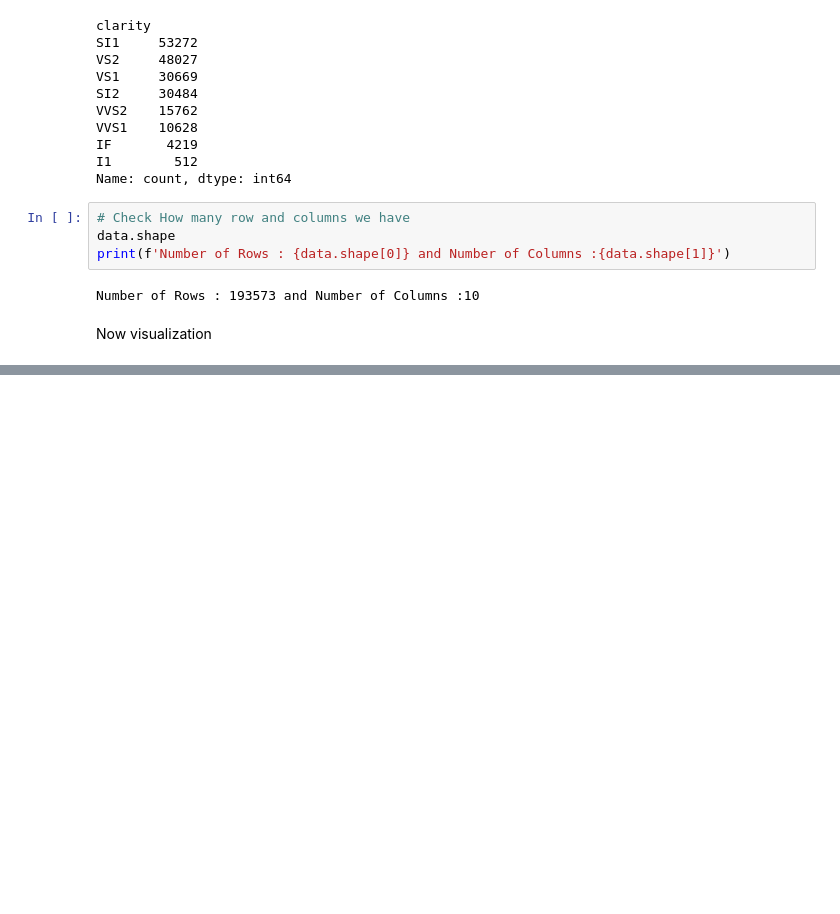
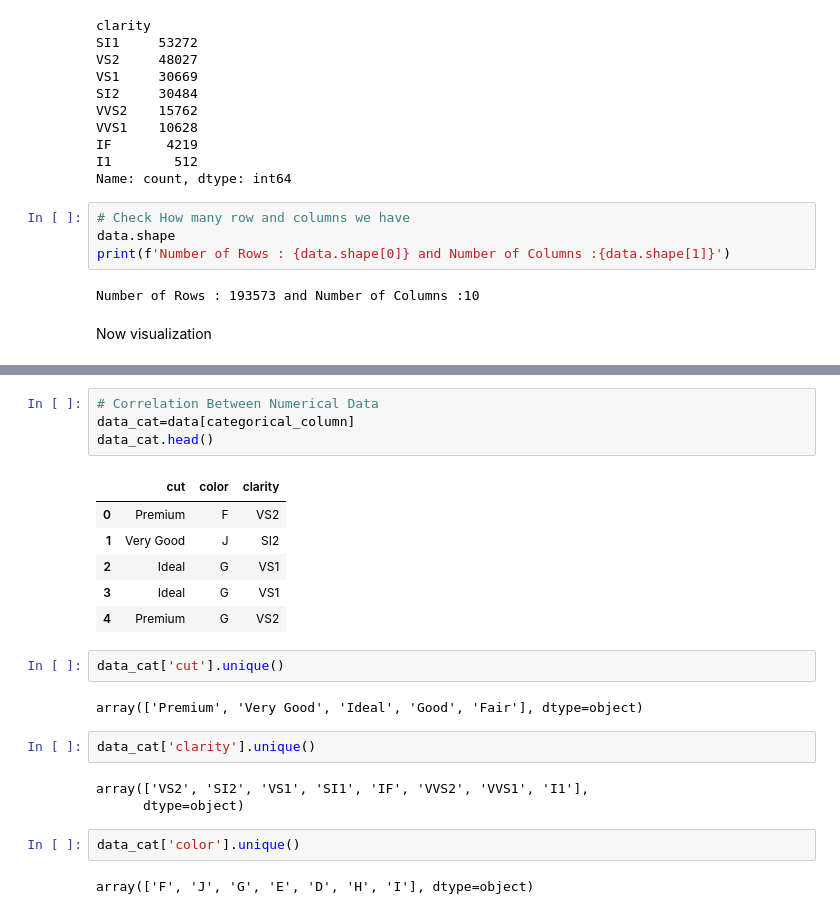
Before and after one commit to FairozAhmadSheikh/Major_Project_MachineLearning, a Jupyter notebook: notebook/EDA.ipynb, the cells around one changed output, grey strips where cells are left out. Cells and saved outputs as stored; diff of their text form; blank space fills up the shorter version.

```diff
--- a/notebook/EDA.ipynb
+++ b/notebook/EDA.ipynb
@@ -177,0 +213,24 @@ import matplotlib.pyplot as plt
+# %%
+# Correlation Between Numerical Data
+data_cat=data[categorical_column]
+data_cat.head()
+# %% [output]
+|  | cut | color | clarity |
+| 0 | Premium | F | VS2 |
+| 1 | Very Good | J | SI2 |
+| 2 | Ideal | G | VS1 |
+| 3 | Ideal | G | VS1 |
+| 4 | Premium | G | VS2 |
+# %%
+data_cat['cut'].unique()
+# %% [output]
+array(['Premium', 'Very Good', 'Ideal', 'Good', 'Fair'], dtype=object)
+# %%
+data_cat['clarity'].unique()
+# %% [output]
+array(['VS2', 'SI2', 'VS1', 'SI1', 'IF', 'VVS2', 'VVS1', 'I1'],
+      dtype=object)
+# %%
+data_cat['color'].unique()
+# %% [output]
+array(['F', 'J', 'G', 'E', 'D', 'H', 'I'], dtype=object)
```
Also changed, not shown: parts of 3 cells of this notebook.
